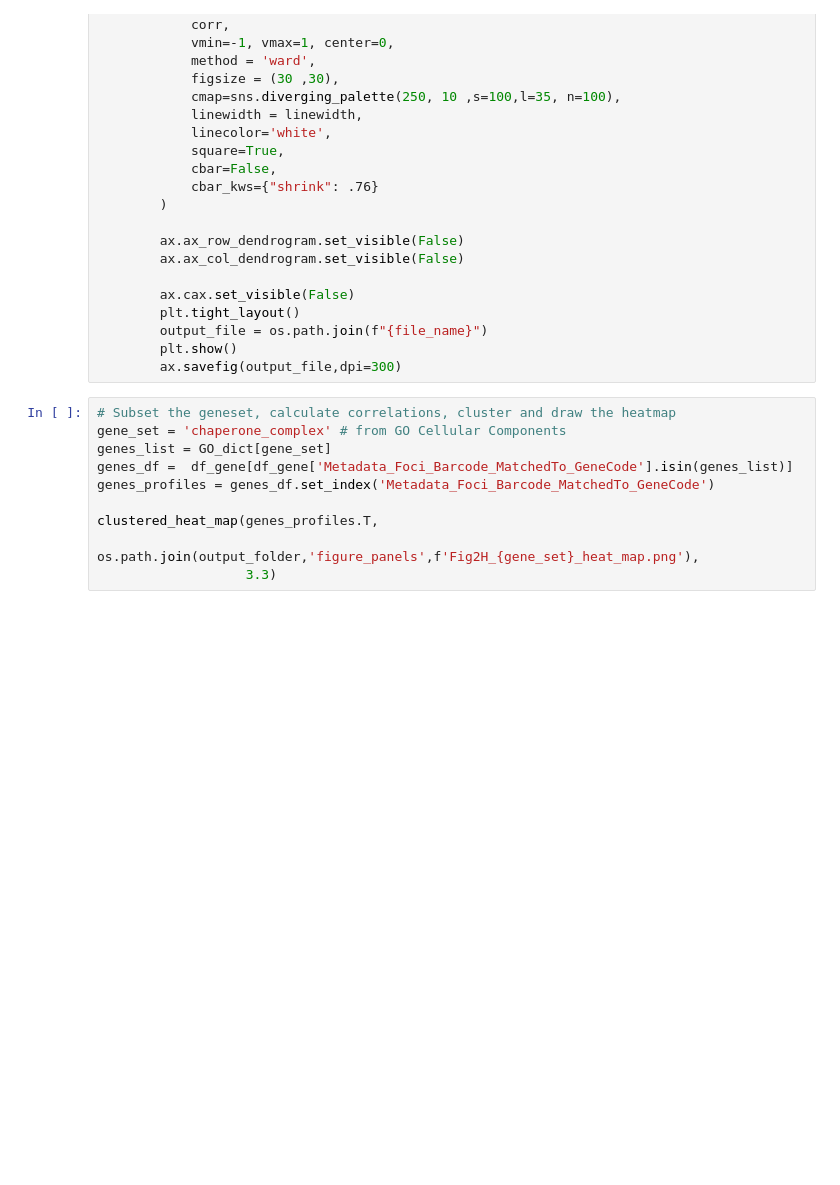
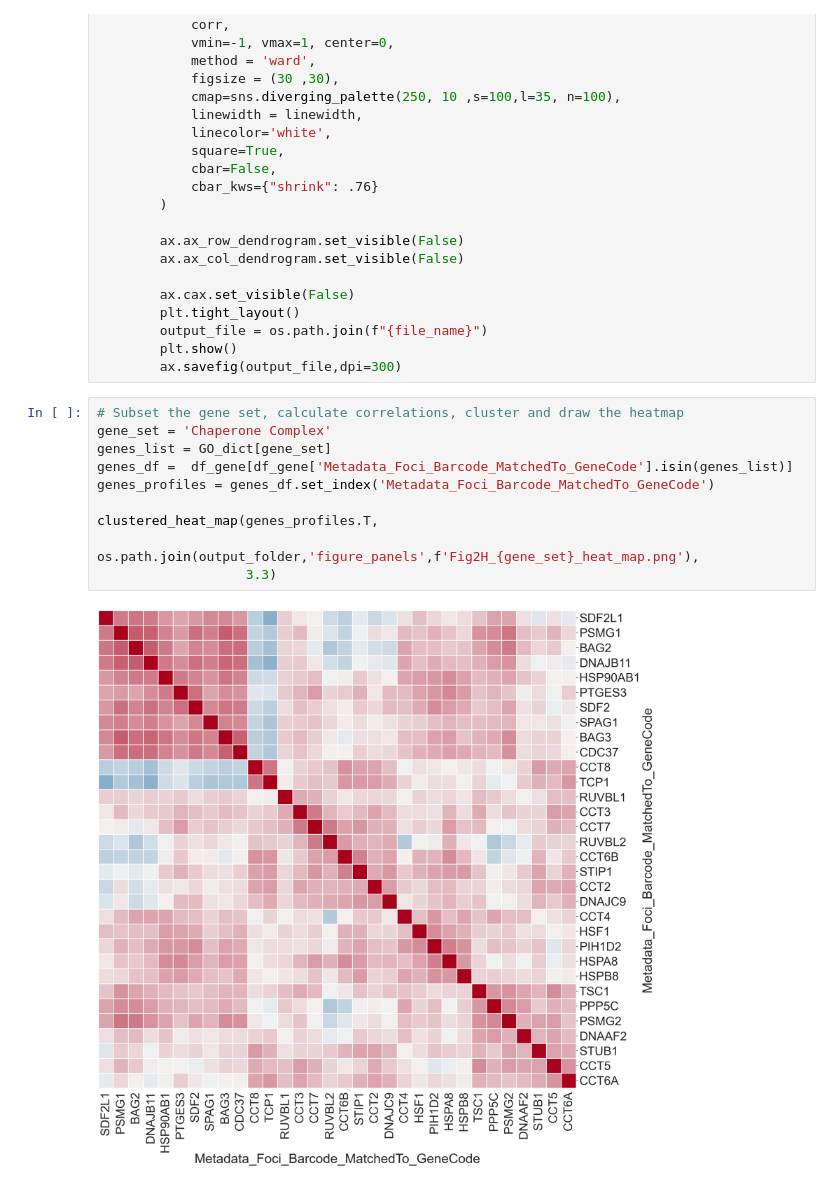
Before and after one commit to broadinstitute/2022_PERISCOPE, a Jupyter notebook: 2_A549_WGS_Summary/Figure_2.ipynb, the cells around one changed output. Cells and saved outputs as stored; diff of their text form; blank space fills up the shorter version.

```diff
--- a/2_A549_WGS_Summary/Figure_2.ipynb
+++ b/2_A549_WGS_Summary/Figure_2.ipynb
@@ -719,15 +720,17 @@ def clustered_heat_map(data,file_name,font_scale=0.8,linewidth=1):
         plt.show()
         ax.savefig(output_file,dpi=300)
 # %%
-# Subset the geneset, calculate correlations, cluster and draw the heatmap
-gene_set = 'chaperone_complex' # from GO Cellular Components
+# Subset the gene set, calculate correlations, cluster and draw the heatmap
+gene_set = 'Chaperone Complex'
 genes_list = GO_dict[gene_set]
 genes_df =  df_gene[df_gene['Metadata_Foci_Barcode_MatchedTo_GeneCode'].isin(genes_list)]
 genes_profiles = genes_df.set_index('Metadata_Foci_Barcode_MatchedTo_GeneCode')
 
 clustered_heat_map(genes_profiles.T,
                    os.path.join(output_folder,'figure_panels',f'Fig2H_{gene_set}_heat_map.png'),
                    3.3)
+# %% [output]
+[figure, added]
 # %%
 # Subset the geneset, calculate correlations, cluster and draw the heatmap
 gene_set = 'mTOR_signaling_core' # from KEGG
```
Also changed, not shown: parts of 21 cells of this notebook.
